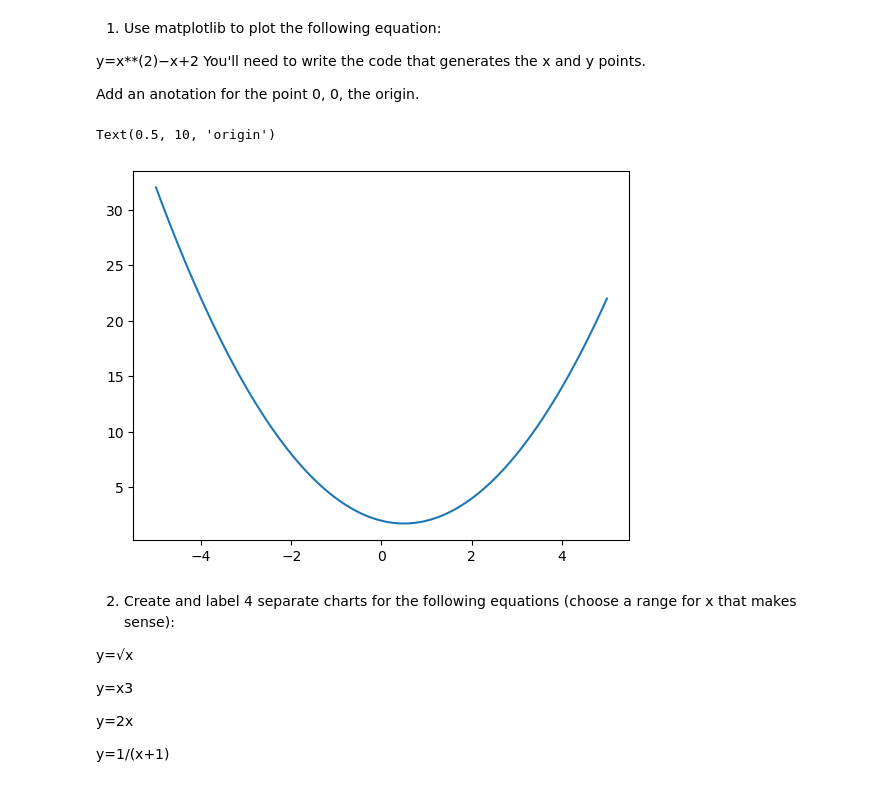
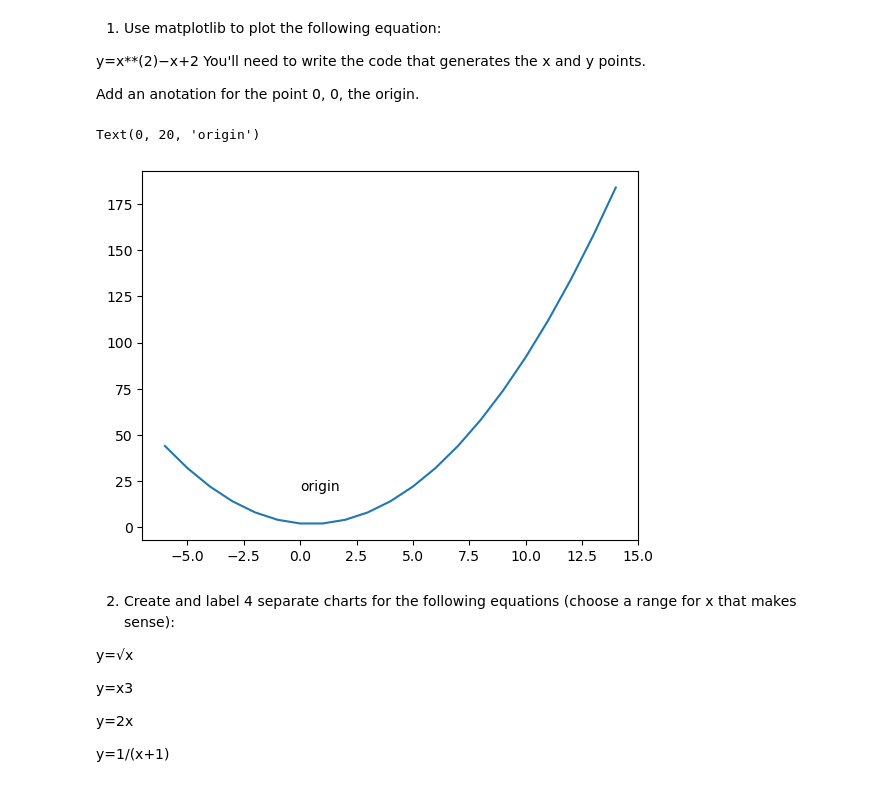
Before and after one commit to Chellyann-moreno/numpy-pandas-visualization-exercises, a Jupyter notebook: matlplotlib_exercises.ipynb, the cells around one changed output. Saved outputs shown, nothing was run; the diff lists cells and outputs as text; code cells hidden in the pictures.

```diff
--- a/matlplotlib_exercises.ipynb
+++ b/matlplotlib_exercises.ipynb
@@ -11,15 +12,14 @@ import numpy as np
 # %%
-def f(x):
-    return x**2 - x + 2
-x = np.linspace(-5, 5, 100)
-y = f(x)
+
+x = np.array(range(-6,15))
+y = x**2-x+2
 # %%
 
 plt.plot(x,y)
-plt.annotate('origin', xy=(0, 0), xytext=(0.5, 10))
+plt.annotate('origin', xy=(0, 0), xytext=(0, 20))
 # %% [output]
-Text(0.5, 10, 'origin')
+Text(0, 20, 'origin')
-[figure, old version]
+[figure, new version]
 # %% [markdown]
 2. Create and label 4 separate charts for the following equations (choose a range for x that makes sense):
 
```
Also changed, not shown: parts of 5 cells of this notebook.
